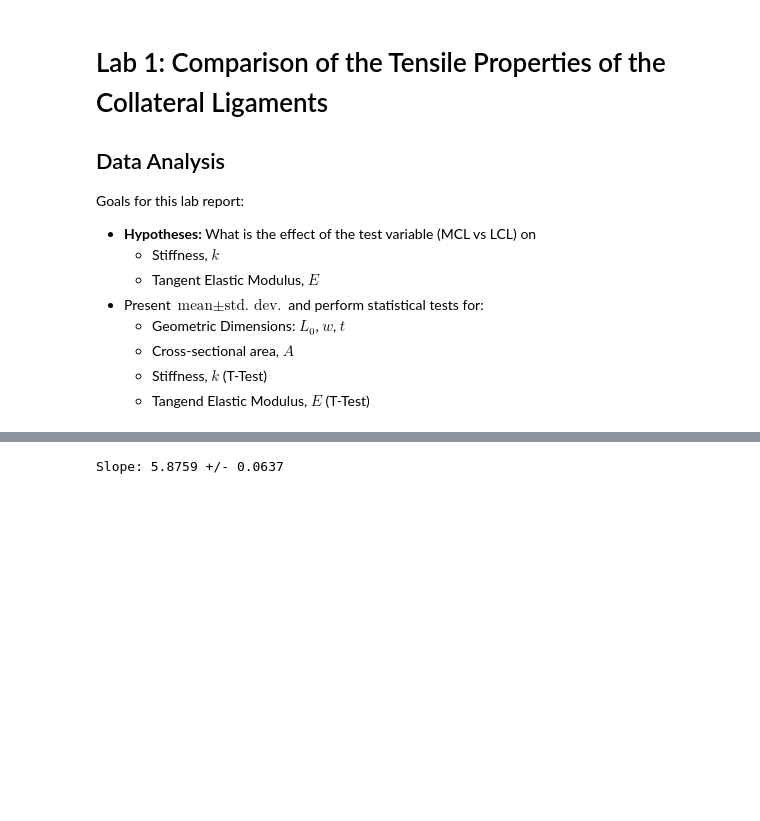
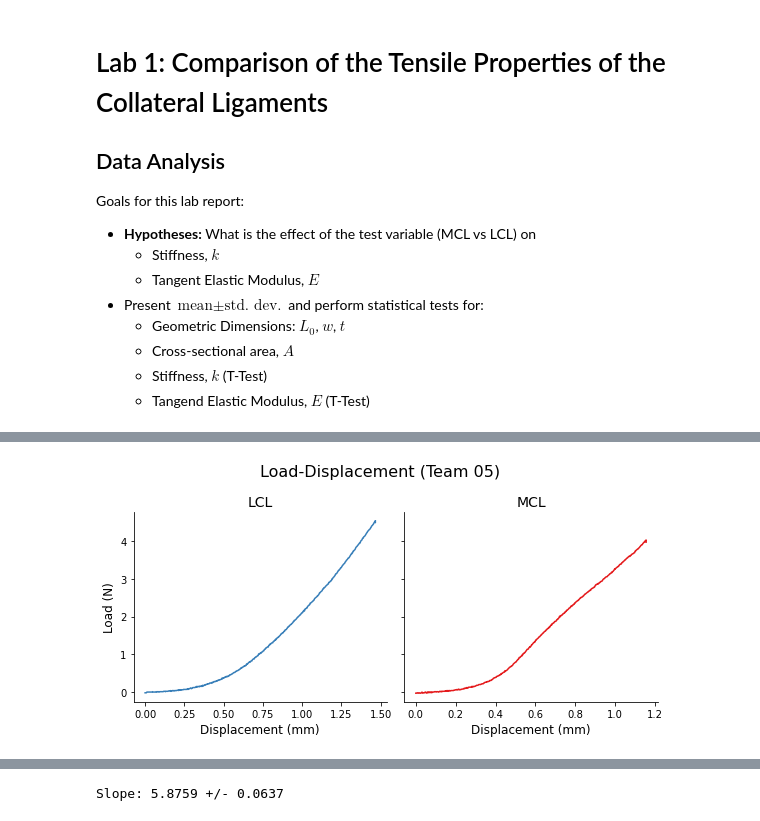
Before and after one commit to Kabilan108/drexel-coursework, a Jupyter notebook: bmes301/lab1/Data Analysis.ipynb, the cells around one changed output, grey strips where cells are left out. Saved outputs shown, nothing was run; the diff lists cells and outputs as text; code cells hidden in the pictures; blank space fills up the shorter version.

```diff
--- a/bmes301/lab1/Data Analysis.ipynb
+++ b/bmes301/lab1/Data Analysis.ipynb
@@ -53,0 +123,40 @@ fig.update_layout(width=700, height=350)
+# %%
+# Exclude preconditioning data and shift displacement to start at 0
+data = data.loc[data['time'] > 120].copy()
+
+# Shift displacement and time to start at 0 (Done separately for each team)
+for team in data['team'].unique():
+    I = data['team'] == team
+    data.loc[I, 'disp'] = (data.loc[I]
+        .groupby('tissue')['disp']
+        .apply(lambda x: x - x.iloc[0]))
+    data.loc[I, 'time'] = (data.loc[I]
+        .groupby('tissue')['time']
+        .apply(lambda x: x - x.iloc[0]))
+# %%
+# Compute stress and strain
+for team in data['team'].unique():
+    for tissue in ['MCL', 'LCL']:
+        I = (data['team'] == team) & (data['tissue'] == tissue)
+        J = (specimen['Group #'] == int(team)) & (specimen['Ligament'] == tissue)
+
+        # Stress
+        A = (specimen.loc[J, 'Width (mm)'] * specimen.loc[J, 'Thickness (mm)']).values[0]
+        data.loc[I, 'stress'] = data.loc[I, 'load'] / A
+
+        # Strain
+        L0 = specimen.loc[J, 'Gauge length (mm)'].values[0]
+        data.loc[I, 'strain'] = data.loc[I, 'disp'] / L0
+# %%
+# Load vs Displacement
+fig, ax = tools.plot_data(
+    data = data.copy(),
+    xvar='disp',
+    yvar='load',
+    xlab='Displacement (mm)',
+    ylab='Load (N)',
+    title='Load-Displacement (Team 05)',
+    highlight_ramp=False
+)
+# %% [output]
+[figure, added]
```
Also changed, not shown: parts of 26 cells of this notebook, 12 other files.
